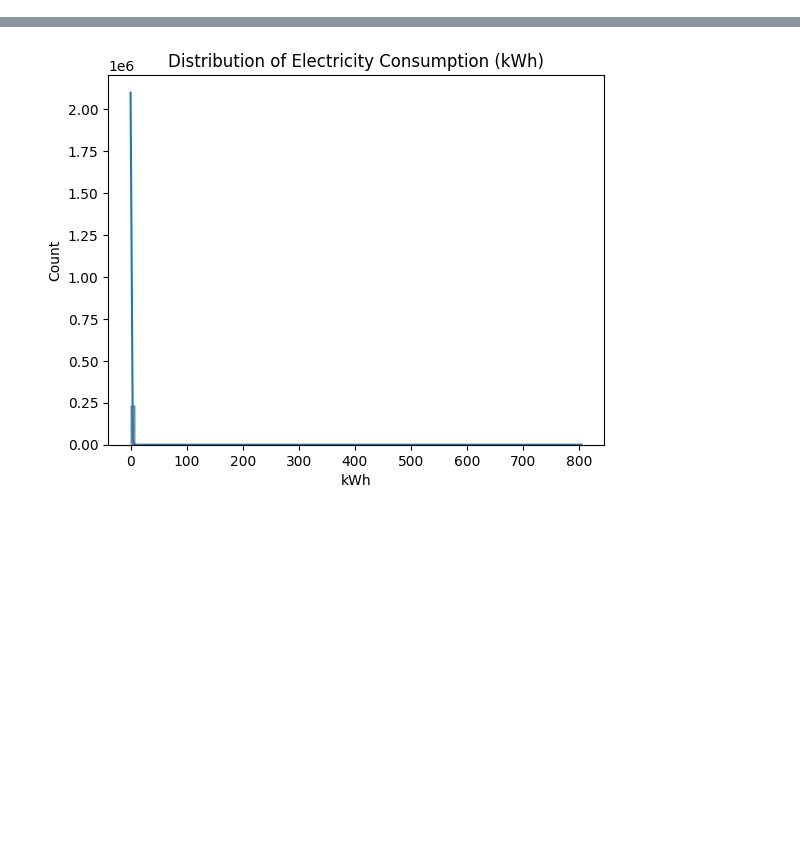
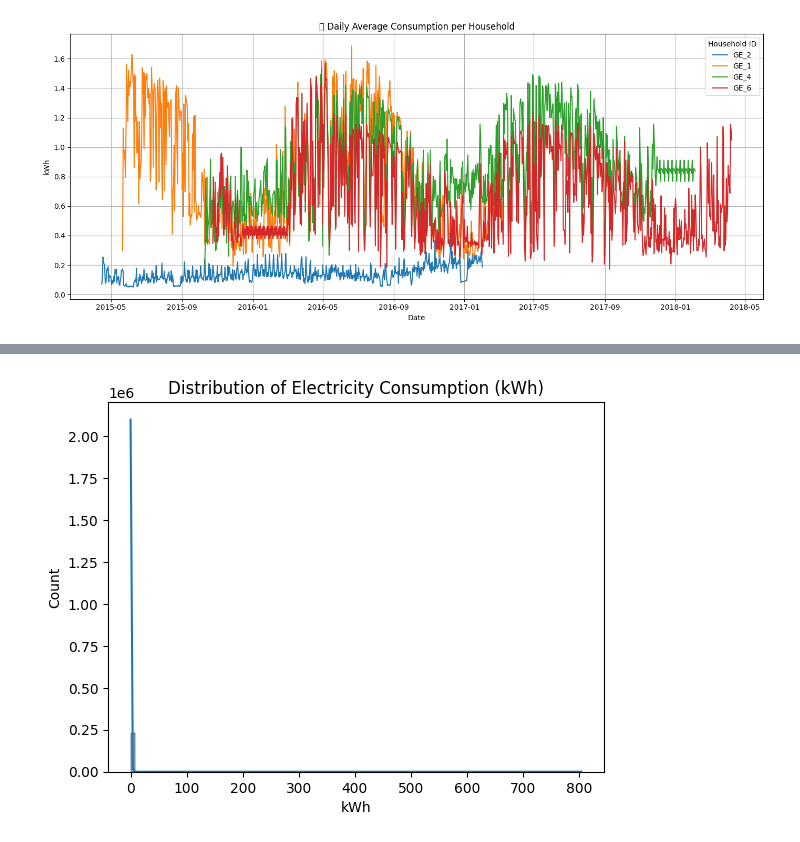
Before and after one commit to duantu/household_energy_consumption_forecasting, a Jupyter notebook: eda.ipynb, the cells around one changed output, grey strips where cells are left out. Saved outputs shown, nothing was run; the diff lists cells and outputs as text; code cells hidden in the pictures; blank space fills up the shorter version.

```diff
--- a/eda.ipynb
+++ b/eda.ipynb
@@ -55,0 +115,13 @@ std                              NaN       1.856273       6.922164
+# %%
+sample_ids = df['id'].unique()[:4]
+
+plt.figure(figsize=(14, 6))
+for uid in sample_ids:
+    daily_avg = df[df['id'] == uid].set_index('datetime').resample('D')['target'].mean()
+    sns.lineplot(x=daily_avg.index, y=daily_avg.values, label=uid)
+
+plt.title("📊 Daily Average Consumption per Household")
+plt.xlabel("Date"); plt.ylabel("kWh")
+plt.legend(title="Household ID"); plt.grid(True); plt.tight_layout(); plt.show()
+# %% [output]
+[figure, added]
```
Also changed, not shown: parts of 10 cells of this notebook.
